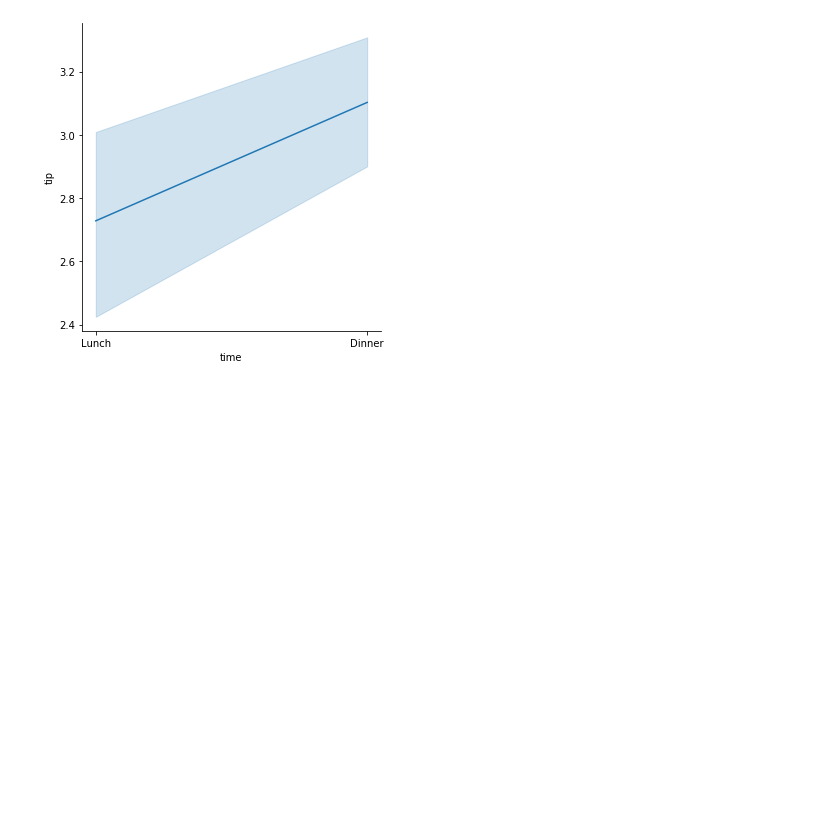
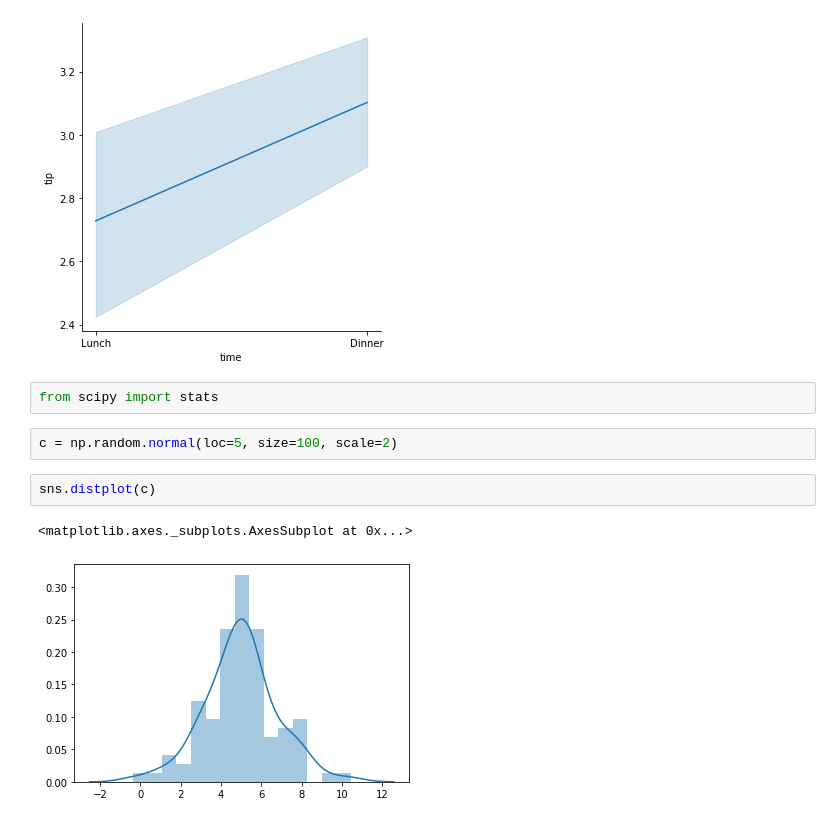
Before and after one commit to MassStreetDataSchool/python-for-data-analysis, a Jupyter notebook: 03 Visualizing Data/Seaborn.ipynb, the cells around one changed output. Drawn from its saved outputs; the diff is of its cells as text; blank space fills up the shorter version.

```diff
--- a/03 Visualizing Data/Seaborn.ipynb
+++ b/03 Visualizing Data/Seaborn.ipynb
@@ -21,3 +21,12 @@ sns.relplot(x="time", y="tip", data=b, kind="line")
 # %% [output]
 <seaborn.axisgrid.FacetGrid at 0x...>
 [figure]
+# %%
+from scipy import stats
+# %%
+c = np.random.normal(loc=5, size=100, scale=2)
+# %%
+sns.distplot(c)
+# %% [output]
+<matplotlib.axes._subplots.AxesSubplot at 0x...>
+[figure, added]
```
Also changed, not shown: parts of 7 cells of this notebook, 1 other file.
